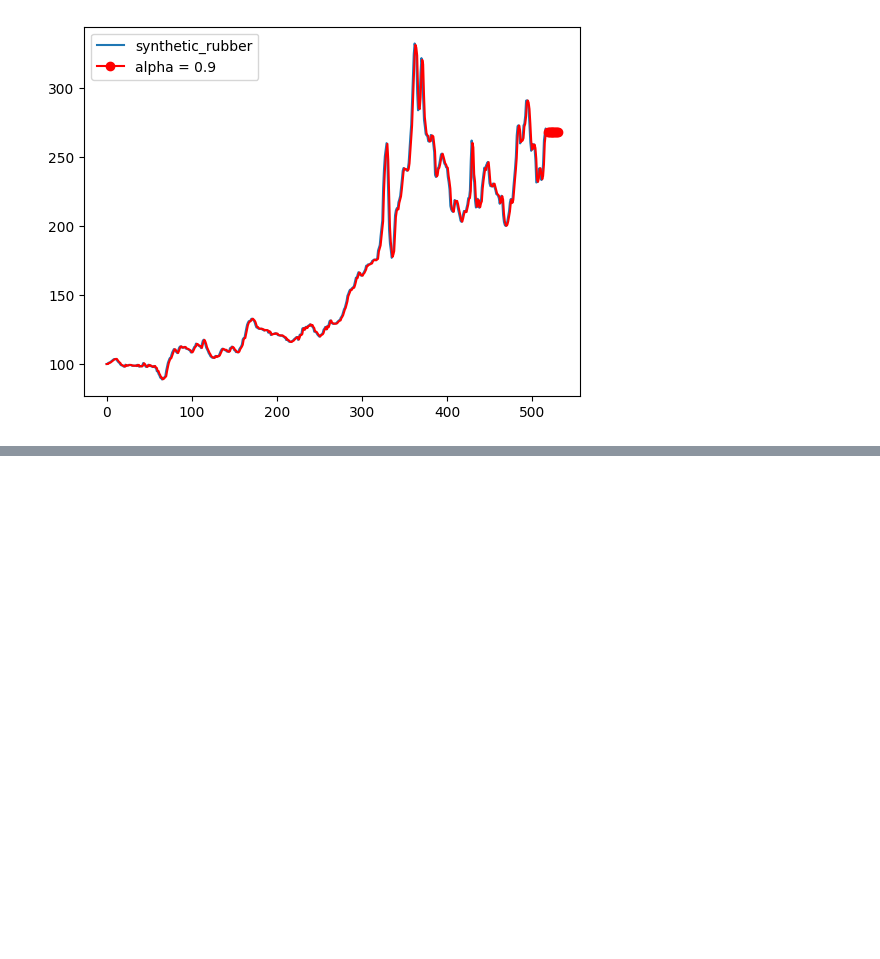
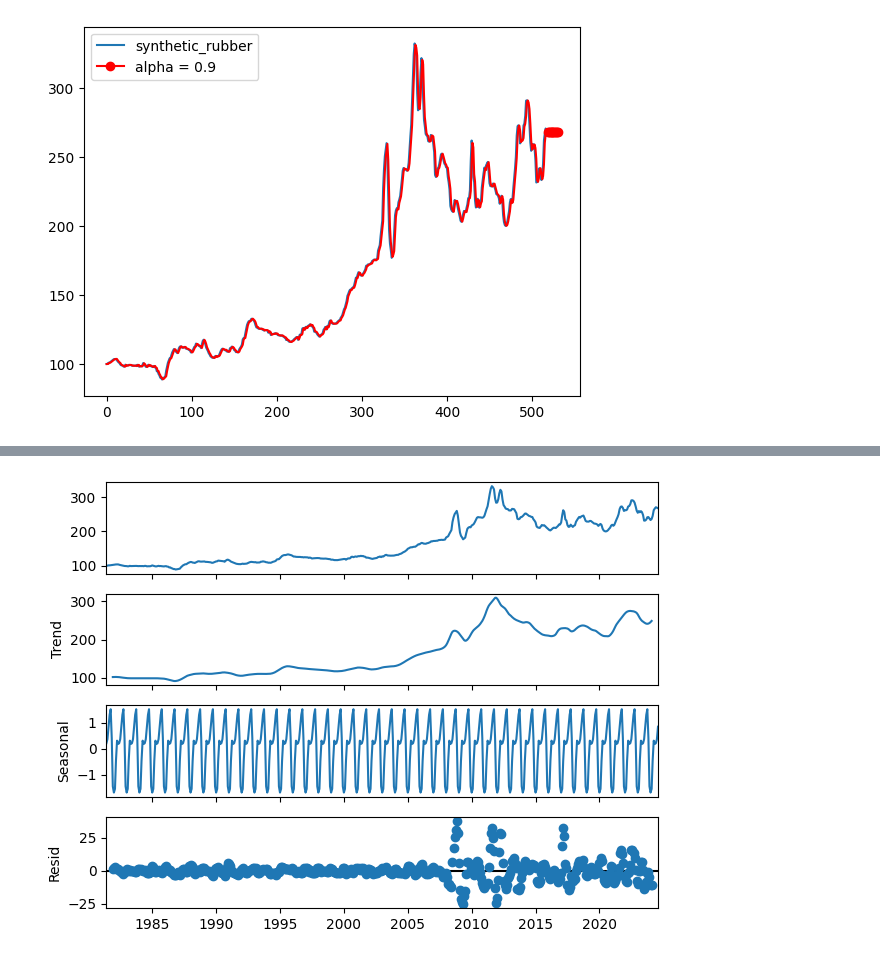
Before and after one commit to DavidGuzzi/TSA, a Jupyter notebook: synthetic_rubber.ipynb, the cells around one changed output, grey strips where cells are left out. Saved outputs shown, nothing was run; the diff lists cells and outputs as text; code cells hidden in the pictures; blank space fills up the shorter version.

```diff
--- a/synthetic_rubber.ipynb
+++ b/synthetic_rubber.ipynb
@@ -207,0 +251,8 @@ for alpha_sm in [0.2 , 0.5, 0.9]:
+# %%
+path = r"C:\Users\HP\OneDrive\Escritorio\David Guzzi\Github\TSA\FRED_PCU325212325212P.csv"
+df = pd.read_csv(path)
+df.columns = ['date', 'synthetic_rubber']
+df['date'] = pd.to_datetime(df['date'])
+df.set_index('date', inplace = True)
+
+df.head()
@@ -207,0 +267,6 @@ for alpha_sm in [0.2 , 0.5, 0.9]:
+# %%
+decomposition = sm.tsa.seasonal_decompose(df,period =12)
+figure = decomposition.plot()
+plt.show()
+# %% [output]
+[figure, added]
```
Also changed, not shown: parts of 12 cells of this notebook.
